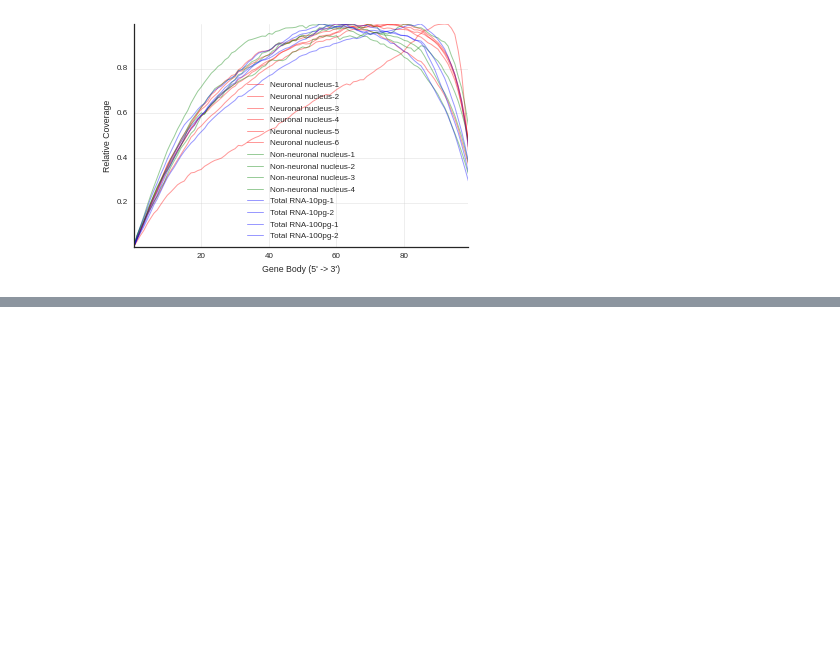
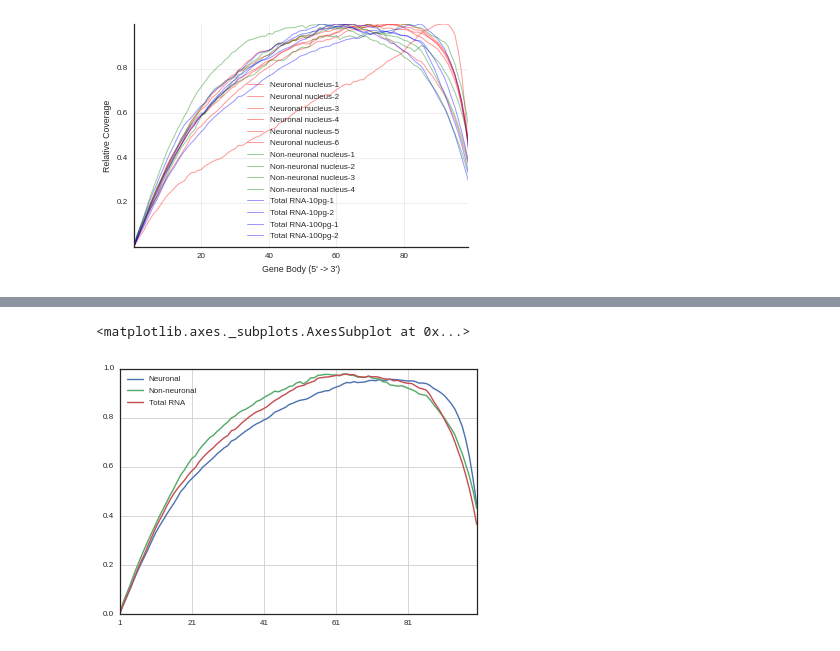
Before and after one commit to Schork-Lab/single-cell, a Jupyter notebook: ipython/nature_protocol/figure_6.ipynb, the cells around one changed output, grey strips where cells are left out. Cells and saved outputs as stored; diff of their text form; code cells hidden in the pictures; blank space fills up the shorter version.

```diff
--- a/ipython/nature_protocol/figure_6.ipynb
+++ b/ipython/nature_protocol/figure_6.ipynb
@@ -56,0 +86,5 @@ fig.savefig('../../figures/fig6.png',dpi=300, bbox_inches='tight')
+# %%
+.plot()
+# %% [output]
+<matplotlib.axes._subplots.AxesSubplot at 0x...>
+[figure, added]
```
Also changed, not shown: parts of 3 cells of this notebook, 1 other file.
